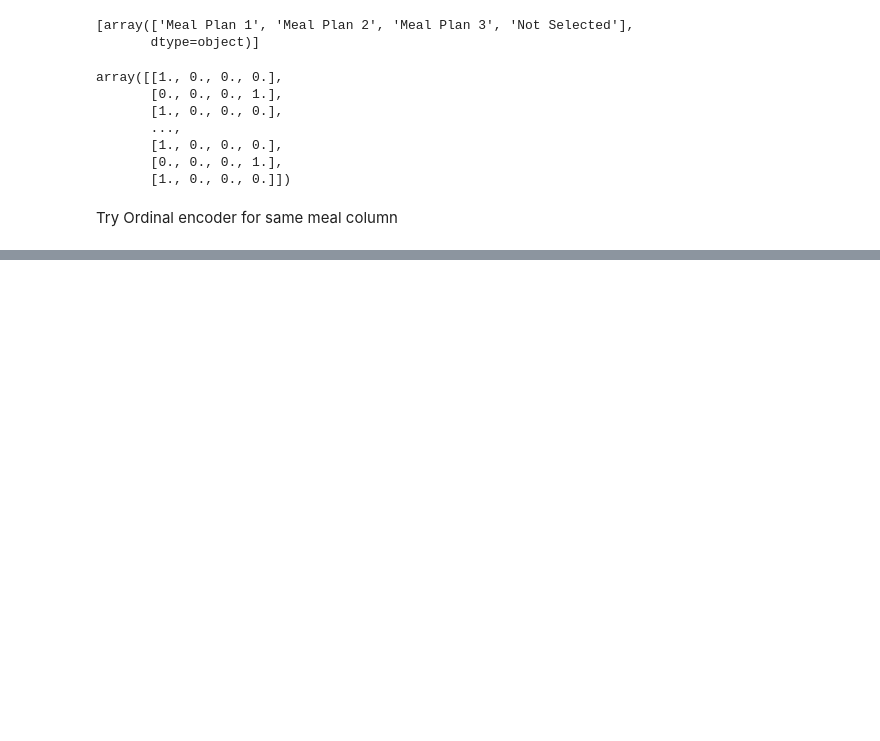
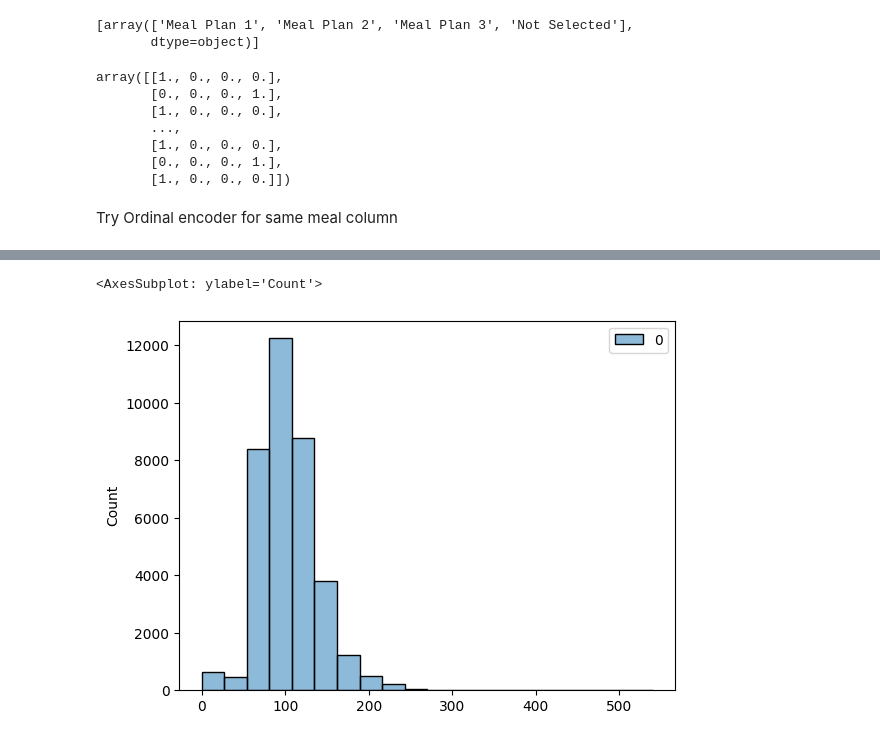
Before and after one commit to Navazdeen/ML_handson, a Jupyter notebook: Data Science/Preprocessing.ipynb, the cells around one changed output, grey strips where cells are left out. Drawn from its saved outputs; the diff is of its cells as text; code cells hidden in the pictures; blank space fills up the shorter version.

```diff
--- a/Data Science/Preprocessing.ipynb
+++ b/Data Science/Preprocessing.ipynb
@@ -211,0 +265,6 @@ Try Ordinal encoder for same meal column
+# %%
+inv_transormed = minmaxscaler.inverse_transform(transormed)
+sns.histplot(inv_transormed, bins=20)
+# %% [output]
+<AxesSubplot: ylabel='Count'>
+[figure, added]
```
Also changed, not shown: parts of 20 cells of this notebook, 1 other file.
